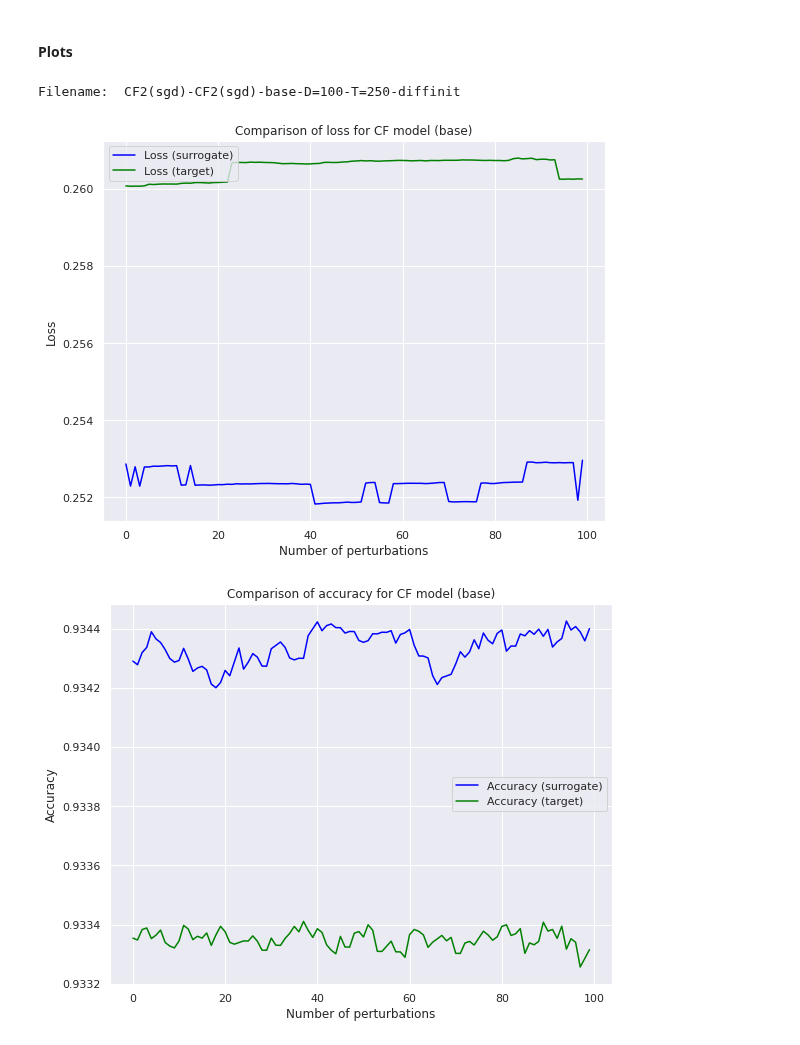
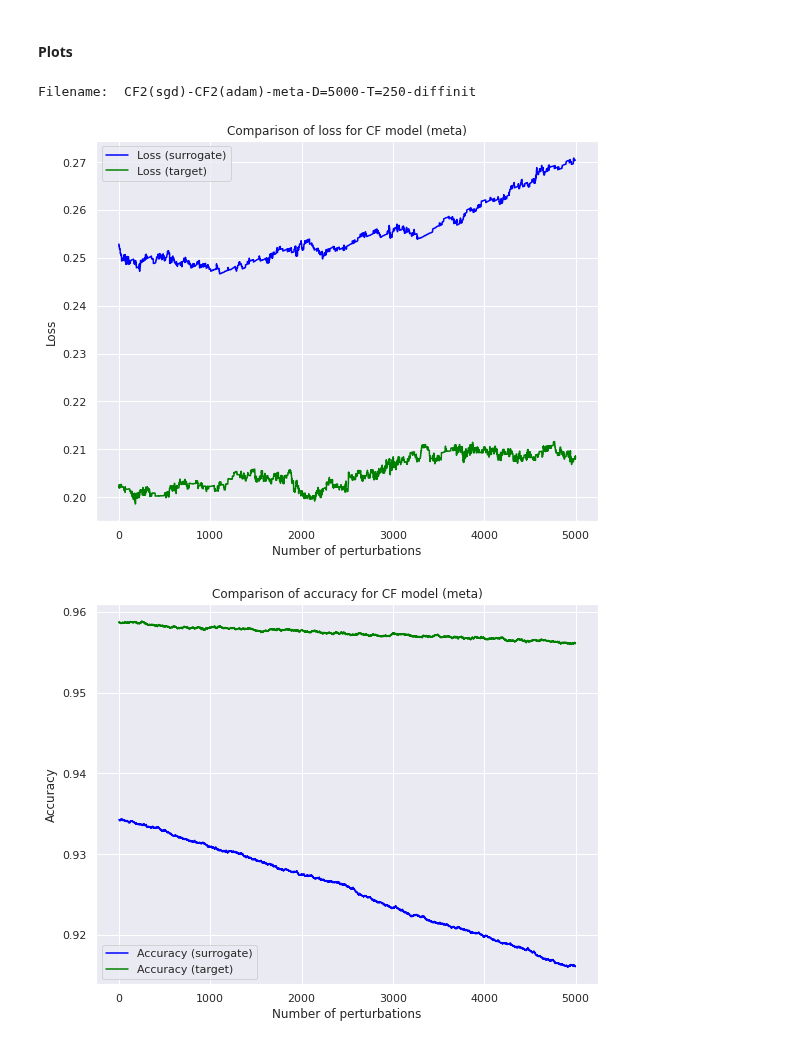
Before and after one commit to aravind-gk/RecSysAttack, a Jupyter notebook: surrogate.ipynb, the cells around one changed output. Cells and saved outputs as stored; diff of their text form; code cells hidden in the pictures.

Commit message:
add results for CF-CF sgd-adam meta,base diffinit

```diff
--- a/surrogate.ipynb
+++ b/surrogate.ipynb
@@ -89,9 +89,9 @@ algorithm = 'meta'
 surrogate = 'CF2'
 target = 'CF2'
 opt_surrogate = 'sgd'
-opt_target = 'sgd'
+opt_target = 'adam'
 lr_surrogate = 150
-lr_target = 150
+lr_target = 0.005
 seed_surrogate = 50
 seed_target = 0
 
@@ -107,7 +107,7 @@ else:
 
 # some hyperparameters
 T = 250
-Delta = 100 # 5% ~ 10K perturbations for movielens
+Delta = 5000 # 5% ~ 10K perturbations for movielens
 n_factors = 64
 save_results = True
 retain_graph = True
@@ -345,34 +345,36 @@ Max meta-gradient:  -1
 # %%
 # Process perturbations data
 perturbations_reset = perturbations.reset_index()
 perturbations_reset.columns = ['# Perturbations', 'Perturbed edge', 'Meta gradient', 'Accuracy including perturbed edges (surrogate)', 'Accuracy excluding perturbed edges (surrogate)', 'Loss including perturbed edges (surrogate)', 'Loss excluding perturbed edges (surrogate)', 'Accuracy including perturbed edges (target)', 'Accuracy excluding perturbed edges (target)', 'Loss including perturbed edges (target)', 'Loss excluding perturbed edges (target)']
 perturbations_reset
 
 # Figure specifications
 sns.set_theme()
 figsize = (9, 7)
 print('Filename: ', filename)
 
 # Loss plot
 plt.figure(figsize = figsize)
 sns.lineplot(data = perturbations_reset, x = '# Perturbations', y = 'Loss excluding perturbed edges (surrogate)', color = 'blue').set_title('Comparison of loss for CF model ({})'.format(algorithm))
 fig = sns.lineplot(data = perturbations_reset, x = '# Perturbations', y = 'Loss excluding perturbed edges (target)', color = 'green').get_figure()
 plt.xlabel('Number of perturbations')
 plt.ylabel('Loss')
 plt.legend(labels = ['Loss (surrogate)', 'Loss (target)'], loc = 'upper left')
-fig.savefig('plots/' + dataset + '/losses-' + filename)
+if save_results:
+    fig.savefig('plots/' + dataset + '/losses-' + filename)
 plt.show()
 
 # Accuracy plot
 plt.figure(figsize = figsize)
 sns.lineplot(data = perturbations_reset, x = '# Perturbations', y = 'Accuracy excluding perturbed edges (surrogate)', color = 'blue').set_title('Comparison of accuracy for CF model ({})'.format(algorithm))
 fig = sns.lineplot(data = perturbations_reset, x = '# Perturbations', y = 'Accuracy excluding perturbed edges (target)', color = 'green').get_figure()
 plt.xlabel('Number of perturbations')
 plt.ylabel('Accuracy')
 plt.legend(labels = ['Accuracy (surrogate)', 'Accuracy (target)'])
-fig.savefig('plots/' + dataset + '/accuracy-' + filename)
+if save_results:
+    fig.savefig('plots/' + dataset + '/accuracy-' + filename)
 plt.show()
 # %% [output]
-Filename:  CF2(sgd)-CF2(sgd)-base-D=100-T=250-diffinit
+Filename:  CF2(sgd)-CF2(adam)-meta-D=5000-T=250-diffinit
-[figure, old version]
+[figure, new version]
-[figure, old version]
+[figure, new version]
```
Also changed, not shown: parts of 2 cells of this notebook, 7 other files.
